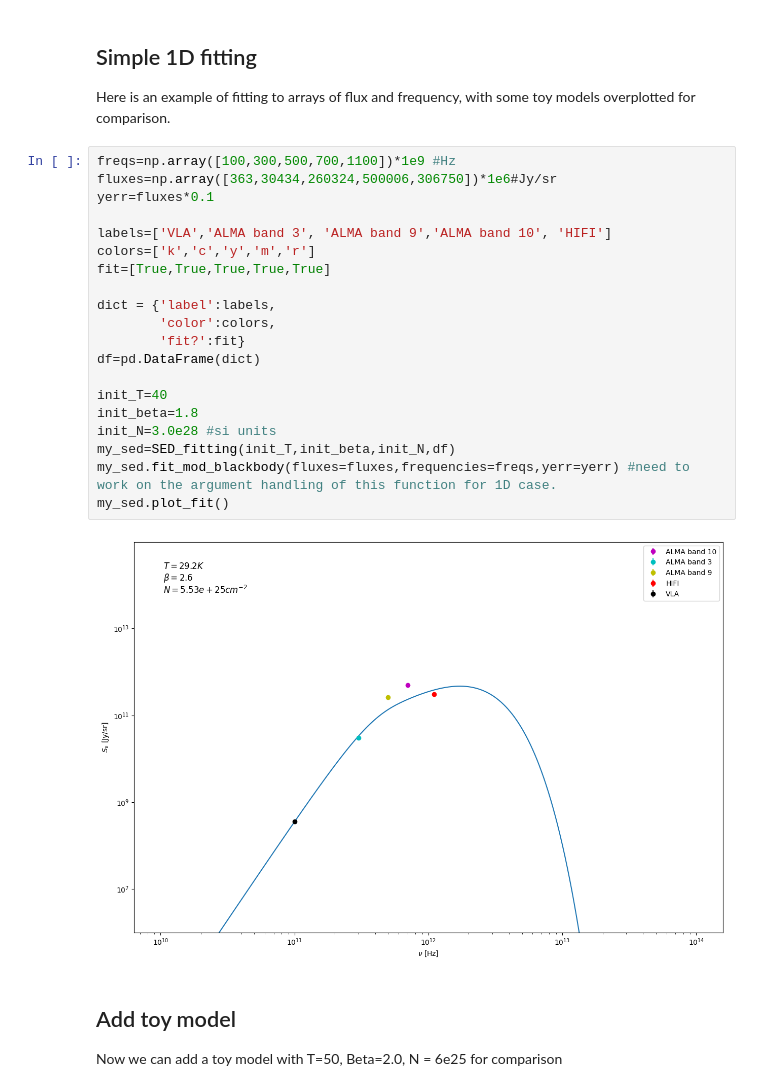
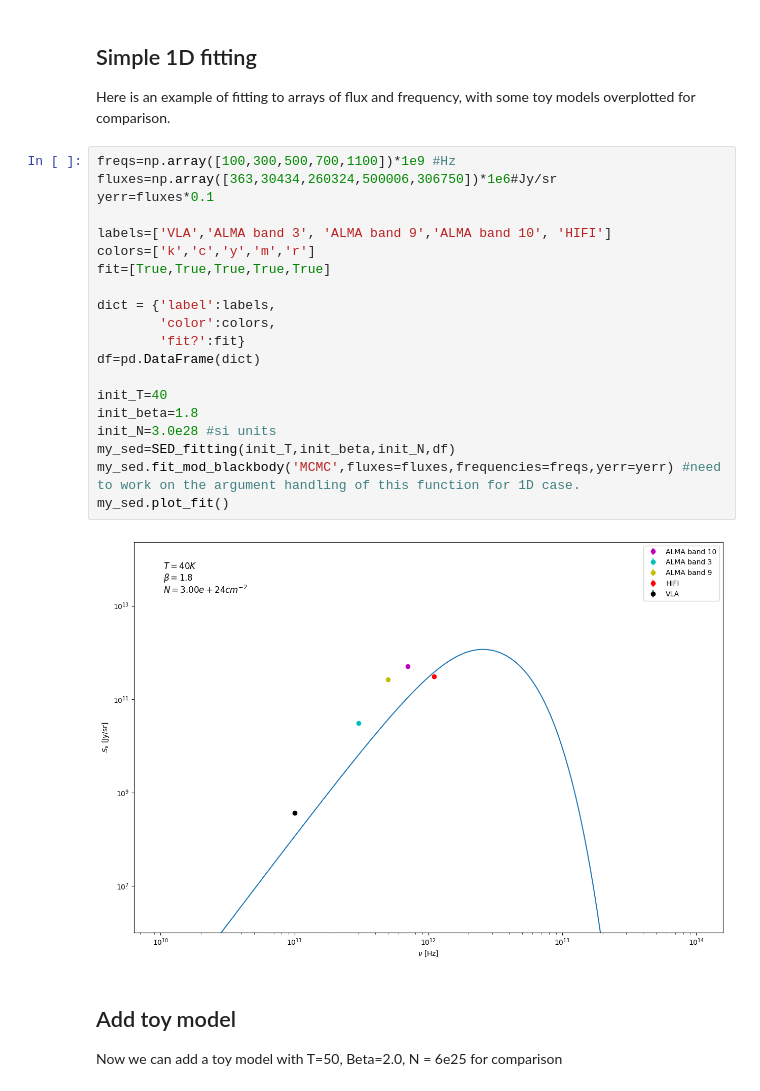
Before and after one commit to tomcarron/BaSED, a Jupyter notebook: test.ipynb, the cells around one changed output. Saved outputs shown, nothing was run; the diff lists cells and outputs as text.

Commit message:
added MCMC to 1D fitting

```diff
--- a/test.ipynb
+++ b/test.ipynb
@@ -13,25 +13,25 @@ Here is an example of fitting to arrays of flux and frequency, with some toy mod
 # %%
 freqs=np.array([100,300,500,700,1100])*1e9 #Hz
 fluxes=np.array([363,30434,260324,500006,306750])*1e6#Jy/sr
 yerr=fluxes*0.1
 
 labels=['VLA','ALMA band 3', 'ALMA band 9','ALMA band 10', 'HIFI']
 colors=['k','c','y','m','r']
 fit=[True,True,True,True,True]
 
 dict = {'label':labels,
         'color':colors,
         'fit?':fit}
 df=pd.DataFrame(dict)
 
 init_T=40
 init_beta=1.8
 init_N=3.0e28 #si units
 my_sed=SED_fitting(init_T,init_beta,init_N,df)
-my_sed.fit_mod_blackbody(fluxes=fluxes,frequencies=freqs,yerr=yerr) #need to work on the argument handling of this function for 1D case.
+my_sed.fit_mod_blackbody('MCMC',fluxes=fluxes,frequencies=freqs,yerr=yerr) #need to work on the argument handling of this function for 1D case.
 my_sed.plot_fit()
 # %% [output]
-[figure, old version]
+[figure, new version]
 # %% [markdown]
 ## Add toy model
 
```
Also changed, not shown: parts of 2 cells of this notebook, 1 other file.
